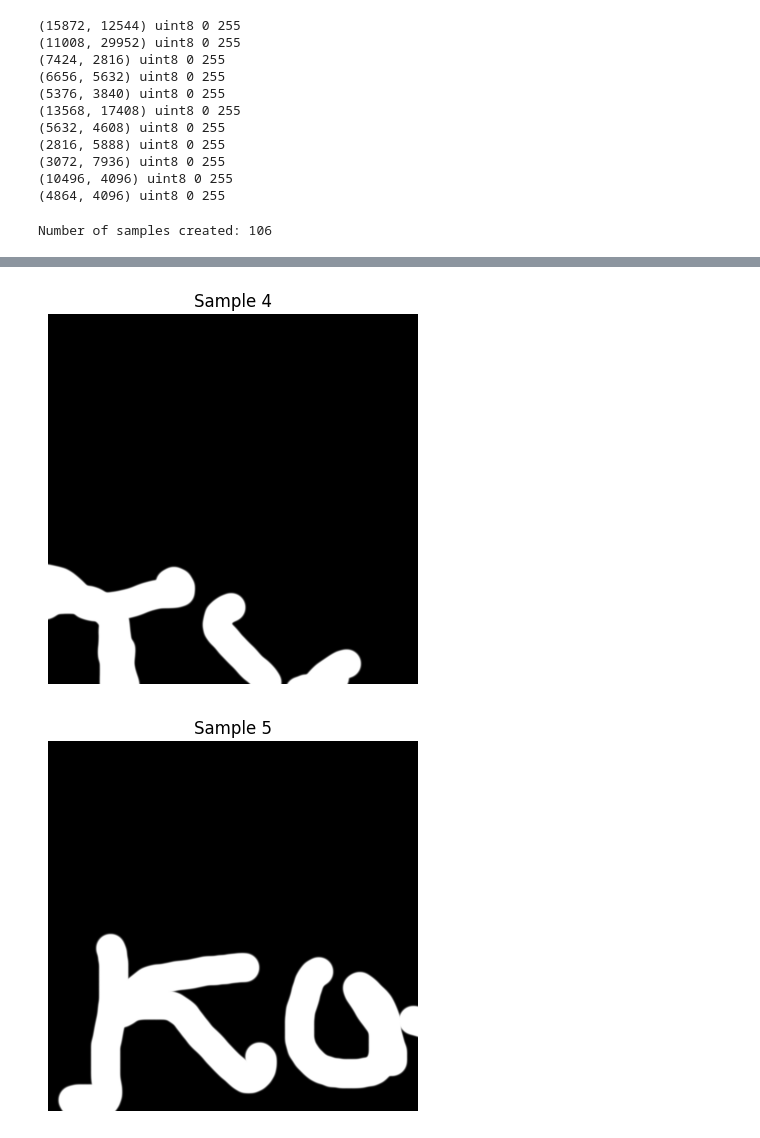
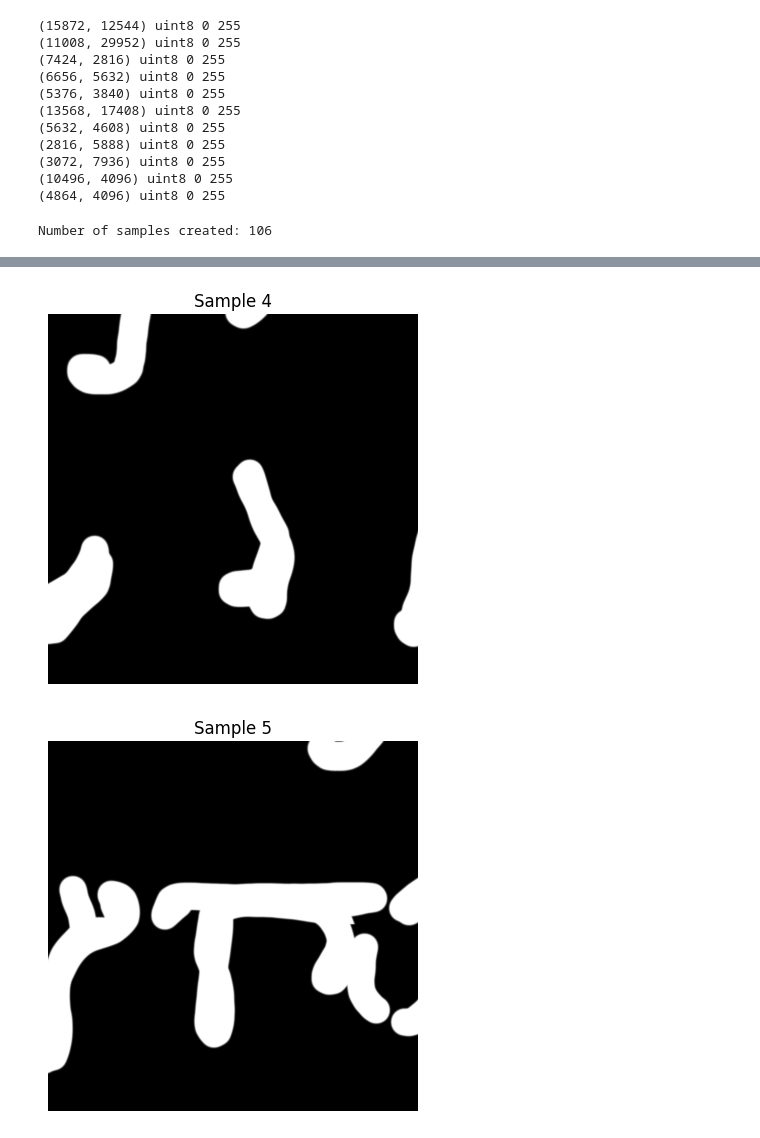
Before and after one commit to naiikaa/grandchallenges_vesuvius, a Jupyter notebook: notebooks/ink_labels.ipynb, the cells around one changed output, grey strips where cells are left out. Cells and saved outputs as stored; diff of their text form; code cells hidden in the pictures.

```diff
--- a/notebooks/ink_labels.ipynb
+++ b/notebooks/ink_labels.ipynb
@@ -118,7 +117,7 @@ samples = create_quadratic_samples(results)
 print(f"Number of samples created: {len(samples)}")
 # Visualize some samples
 for i in range(min(5, len(samples))):
-    plt.imshow(samples[i], cmap='gray')
+    plt.imshow(samples[i+10], cmap='gray')
     plt.title(f'Sample {i+1}')
     plt.axis('off')
     plt.show()
@@ -130,2 +129,2 @@ Number of samples created: 106
-[figure, old version]
+[figure, new version]
-[figure, old version]
+[figure, new version]
```
Also changed, not shown: parts of 3 cells of this notebook, 6 other files.
